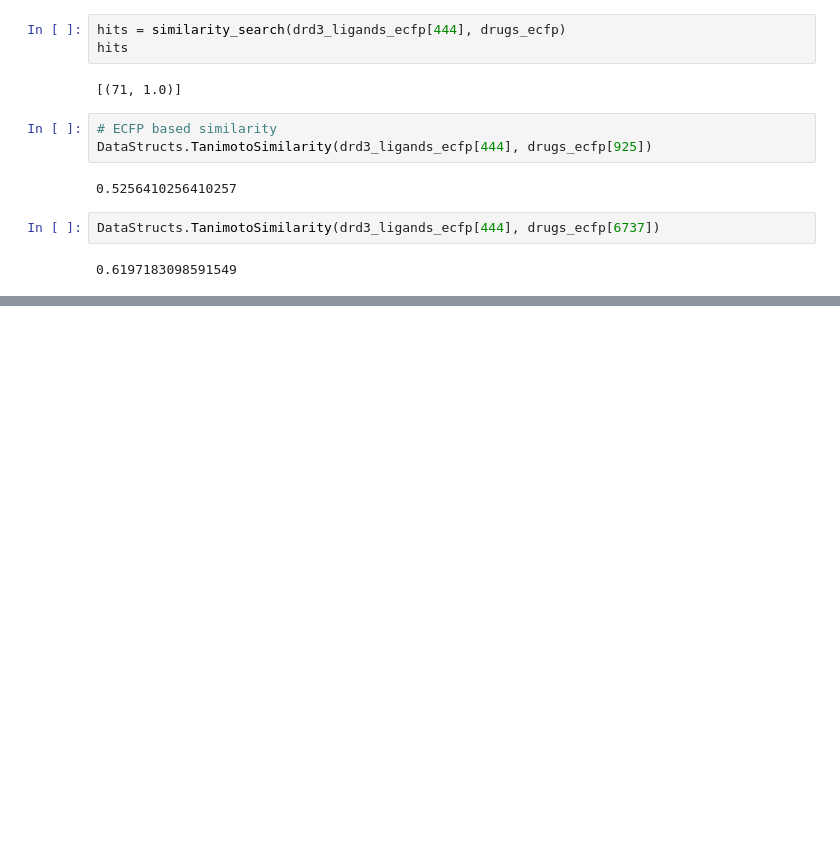
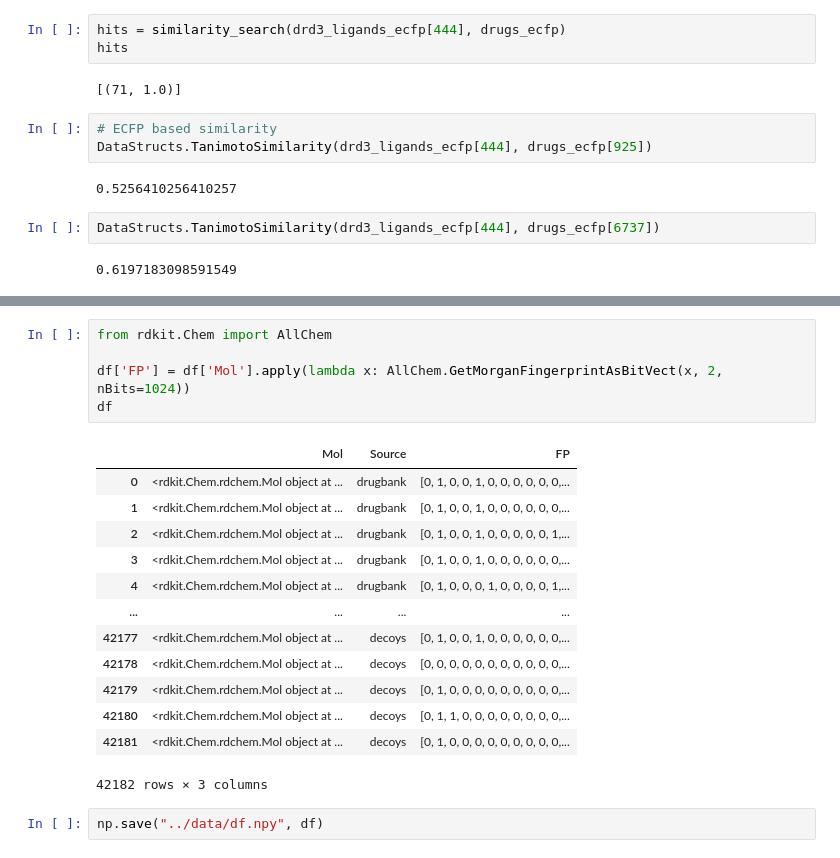
Before and after one commit to lich-uct/cdd2023, a Jupyter notebook: fulopj/jp_ntb/cdd_8.ipynb, the cells around one changed output, grey strips where cells are left out. Cells and saved outputs as stored; diff of their text form; blank space fills up the shorter version.

```diff
--- a/fulopj/jp_ntb/cdd_8.ipynb
+++ b/fulopj/jp_ntb/cdd_8.ipynb
@@ -158,0 +206,21 @@ DataStructs.TanimotoSimilarity(drd3_ligands_ecfp[444], drugs_ecfp[6737])
+# %%
+from rdkit.Chem import AllChem
+
+df['FP'] = df['Mol'].apply(lambda x: AllChem.GetMorganFingerprintAsBitVect(x, 2, nBits=1024))
+df
+# %% [output]
+|  | Mol | Source | FP |
+| 0 | <rdkit.Chem.rdchem.Mol object at ... | drugbank | [0, 1, 0, 0, 1, 0, 0, 0, 0, 0, 0,... |
+| 1 | <rdkit.Chem.rdchem.Mol object at ... | drugbank | [0, 1, 0, 0, 1, 0, 0, 0, 0, 0, 0,... |
+| 2 | <rdkit.Chem.rdchem.Mol object at ... | drugbank | [0, 1, 0, 0, 1, 0, 0, 0, 0, 0, 1,... |
+| 3 | <rdkit.Chem.rdchem.Mol object at ... | drugbank | [0, 1, 0, 0, 1, 0, 0, 0, 0, 0, 0,... |
+| 4 | <rdkit.Chem.rdchem.Mol object at ... | drugbank | [0, 1, 0, 0, 0, 1, 0, 0, 0, 0, 1,... |
+| ... | ... | ... | ... |
+| 42177 | <rdkit.Chem.rdchem.Mol object at ... | decoys | [0, 1, 0, 0, 1, 0, 0, 0, 0, 0, 0,... |
+| 42178 | <rdkit.Chem.rdchem.Mol object at ... | decoys | [0, 0, 0, 0, 0, 0, 0, 0, 0, 0, 0,... |
+| 42179 | <rdkit.Chem.rdchem.Mol object at ... | decoys | [0, 1, 0, 0, 0, 0, 0, 0, 0, 0, 0,... |
+| 42180 | <rdkit.Chem.rdchem.Mol object at ... | decoys | [0, 1, 1, 0, 0, 0, 0, 0, 0, 0, 0,... |
+| 42181 | <rdkit.Chem.rdchem.Mol object at ... | decoys | [0, 1, 0, 0, 0, 0, 0, 0, 0, 0, 0,... |
+42182 rows × 3 columns
+# %%
+np.save("../data/df.npy", df)
```
Also changed, not shown: parts of 9 cells of this notebook, 1 other file.
